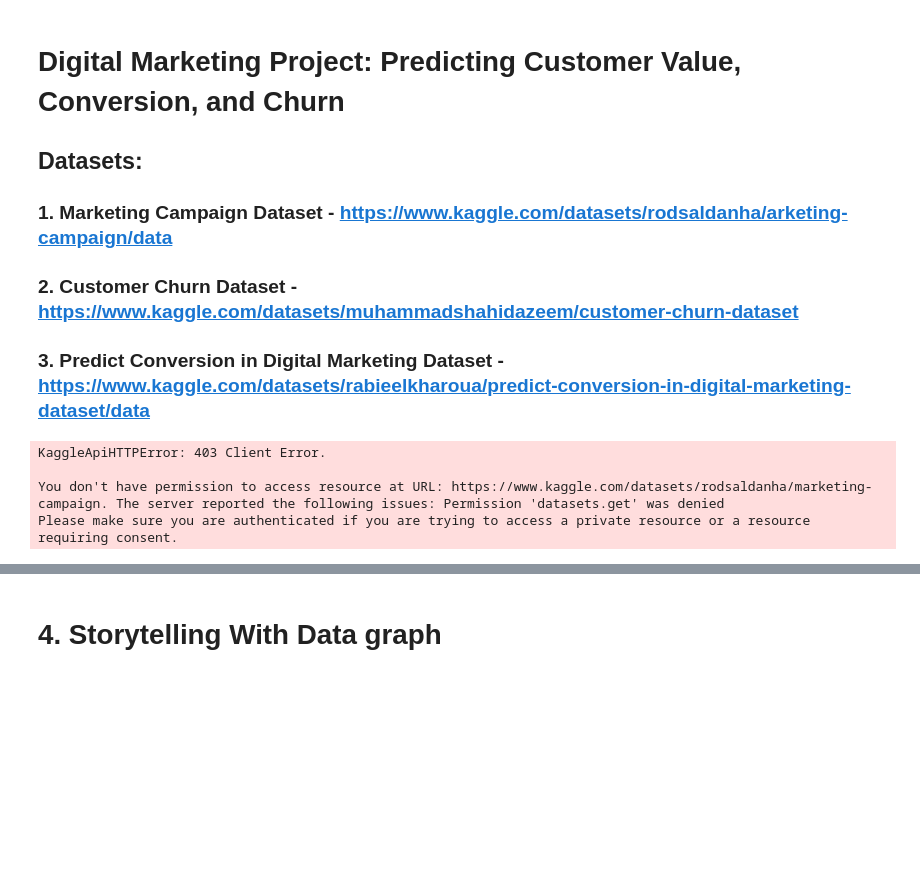
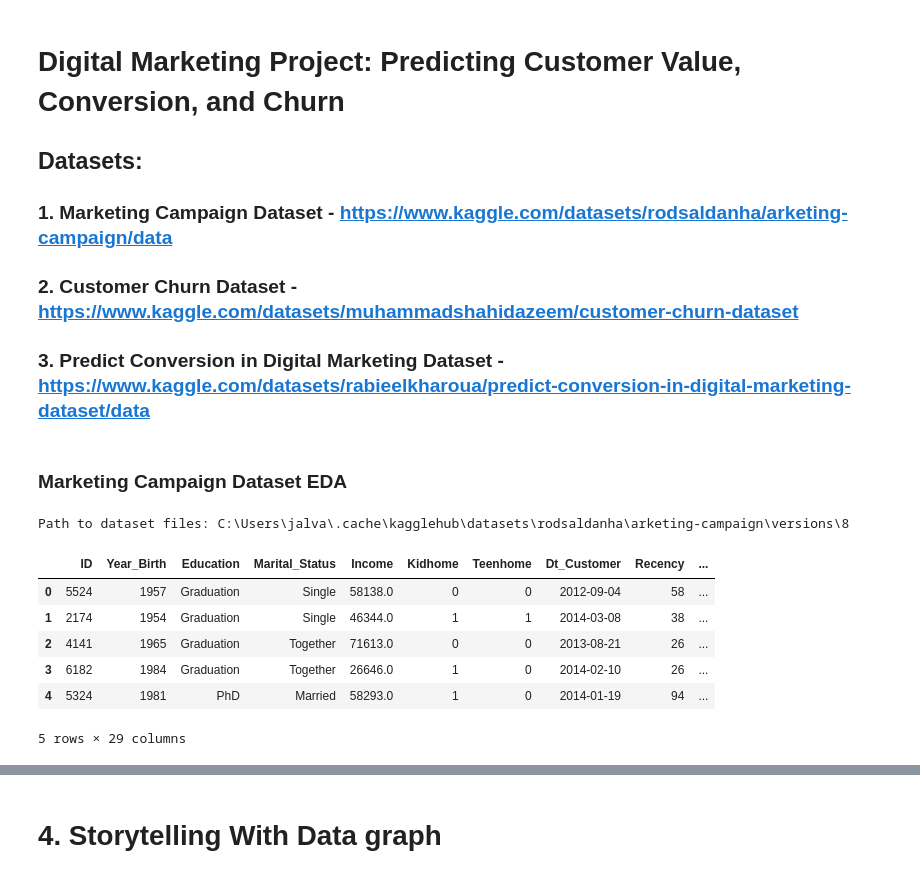
Before and after one commit to JakeOrionBU/milestone-3-hw, a Jupyter notebook: Week 2/OMDS-ModB2-Week2-Alvarez-Jake.ipynb, the cells around one changed output, grey strips where cells are left out. Saved outputs shown, nothing was run; the diff lists cells and outputs as text; code cells hidden in the pictures; blank space fills up the shorter version.

Commit message:
prelim EDA for datasets

```diff
--- a/Week 2/OMDS-ModB2-Week2-Alvarez-Jake.ipynb
+++ b/Week 2/OMDS-ModB2-Week2-Alvarez-Jake.ipynb
@@ -53,14 +61,25 @@ from datetime import datetime, timedelta
+# %% [markdown]
+### Marketing Campaign Dataset EDA
 # %%
-#import Marketing Campaign Dataset
-
-marketing_dataset_path = kagglehub.dataset_download("rodsaldanha/marketing-campaign")
+#download the dataset from Kaggle
+marketing_dataset_path = kagglehub.dataset_download("rodsaldanha/arketing-campaign")
 print("Path to dataset files:", marketing_dataset_path)
 
-marketing_dataset_path_to_file = os.path.join(marketing_dataset_path, "digital_marketing_campaign_dataset.csv")
 
-marketing_dataset_raw = pd.read_csv(marketing_dataset_path_to_file)
+# Define the path to the dataset file
+marketing_dataset_path_to_file = os.path.join(marketing_dataset_path, "marketing_campaign.csv")
+
+# Load the dataset
+marketing_dataset_raw = pd.read_csv(marketing_dataset_path_to_file, sep=';')
+
+# Preview the data
+marketing_dataset_raw.head()
 # %% [output]
-KaggleApiHTTPError: 403 Client Error.
-
-You don't have permission to access resource at URL: https://www.kaggle.com/datasets/rodsaldanha/marketing-campaign. The server reported the following issues: Permission 'datasets.get' was denied
-Please make sure you are authenticated if you are trying to access a private resource or a resource requiring consent.
+Path to dataset files: C:\Users\jalva\.cache\kagglehub\datasets\rodsaldanha\arketing-campaign\versions\8
+|  | ID | Year_Birth | Education | Marital_Status | Income | Kidhome | Teenhome | Dt_Customer | Recency | ... |
+| 0 | 5524 | 1957 | Graduation | Single | 58138.0 | 0 | 0 | 2012-09-04 | 58 | ... |
+| 1 | 2174 | 1954 | Graduation | Single | 46344.0 | 1 | 1 | 2014-03-08 | 38 | ... |
+| 2 | 4141 | 1965 | Graduation | Together | 71613.0 | 0 | 0 | 2013-08-21 | 26 | ... |
+| 3 | 6182 | 1984 | Graduation | Together | 26646.0 | 1 | 0 | 2014-02-10 | 26 | ... |
+| 4 | 5324 | 1981 | PhD | Married | 58293.0 | 1 | 0 | 2014-01-19 | 94 | ... |
+5 rows × 29 columns
```
Also changed, not shown: parts of 24 cells of this notebook.
